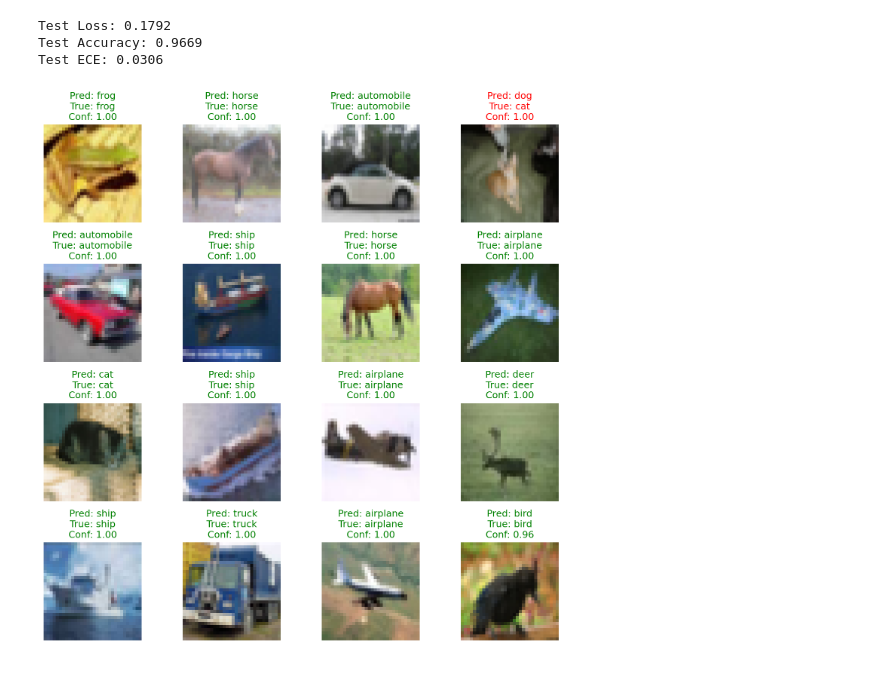
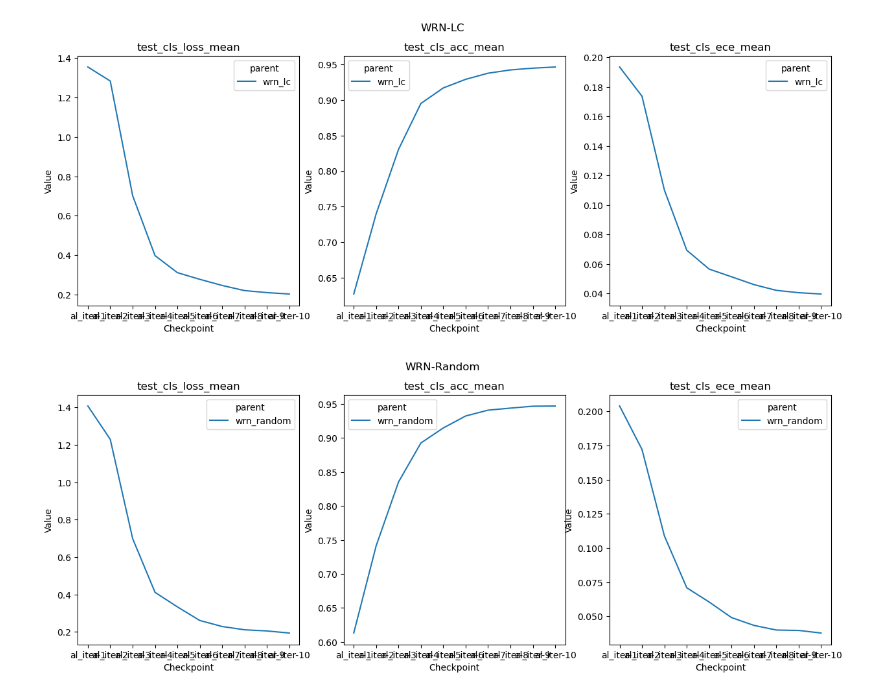
Before and after one commit to lorenzo-querol/Patch-Diffusion, a Jupyter notebook: test_wrn.ipynb, the cells around one changed output. Saved outputs shown, nothing was run; the diff lists cells and outputs as text; code cells hidden in the pictures.

```diff
--- a/test_wrn.ipynb
+++ b/test_wrn.ipynb
@@ -180,16 +0,0 @@ plt.show()
-# %%
-print(f"Test Loss: {test_loss:.4f}")
-print(f"Test Accuracy: {test_acc:.4f}")
-print(f"Test ECE: {test_ece:.4f}")
-# %% [output]
-Test Loss: 0.1792
-Test Accuracy: 0.9669
-Test ECE: 0.0306
-# %%
-images, labels = [], []
-for i, (image, label) in enumerate(test_dataloader):
-    images.append(image)
-    labels.append(label)
-
-images = torch.cat(images)
-labels = torch.cat(labels).argmax(dim=1).cpu().numpy()
@@ -251,4 +0,0 @@ def plot_samples(
-# %%
-plot_samples(images, labels, confs, preds)
-# %% [output]
-[figure, removed]
@@ -254,0 +47,23 @@ plot_samples(images, labels, confs, preds)
+# %%
+
+def plot_stats(stats_df, title):
+    metrics = ['test_cls_loss_mean', 'test_cls_acc_mean', 'test_cls_ece_mean']
+    stats_df = stats_df.set_index('checkpoint')
+    stats_df = stats_df.reset_index()  # Ensure 'parent' is not set as index
+    stats_df = stats_df[['checkpoint', 'parent'] + metrics]
+
+    # Plot the results
+    fig, ax = plt.subplots(1, 3, figsize=(15, 5))
+    for i, metric in enumerate(metrics):
+        sns.lineplot(data=stats_df, x='checkpoint', y=metric, hue='parent', ax=ax[i])
+        ax[i].set_title(metric)
+        ax[i].set_xlabel('Checkpoint')
+        ax[i].set_ylabel('Value')
+    fig.suptitle(title)
+    plt.show()
+
+plot_stats(wrn_lc_stats_df, 'WRN-LC')
+plot_stats(wrn_random_stats_df, 'WRN-Random')
+# %% [output]
+[figure, added]
+[figure, added]
```
Also changed, not shown: parts of 8 cells of this notebook, 12 other files.
